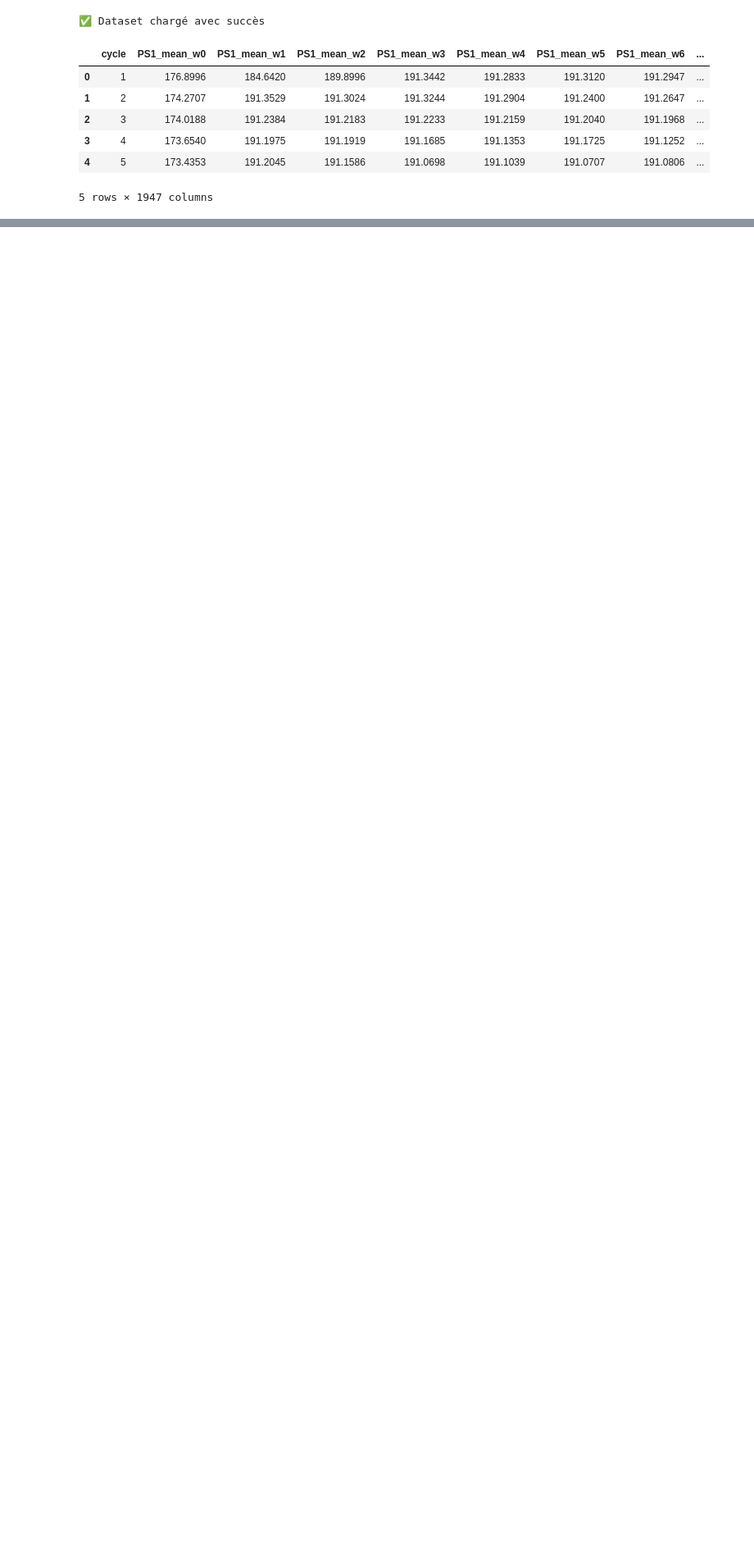
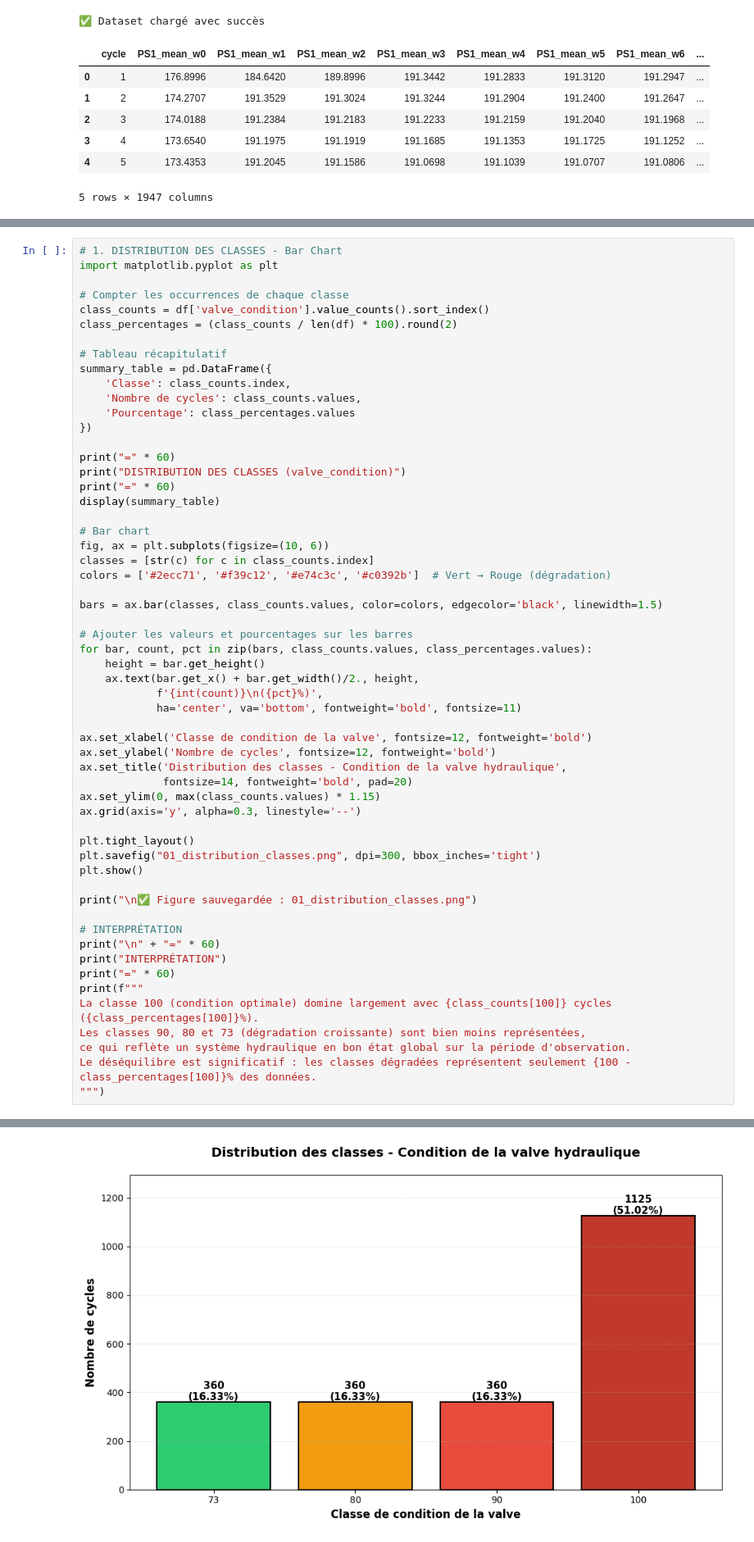
Before and after one commit to fejiostephane/Projet_machine_learning_M1, a Jupyter notebook: modele_ml.ipynb, the cells around one changed output, grey strips where cells are left out. Shown at 82% size. Saved outputs shown, nothing was run; the diff lists cells and outputs as text; blank space fills up the shorter version.

```diff
--- a/modele_ml.ipynb
+++ b/modele_ml.ipynb
@@ -56,0 +46,58 @@ df.head()
+# %%
+# 1. DISTRIBUTION DES CLASSES - Bar Chart
+import matplotlib.pyplot as plt
+
+# Compter les occurrences de chaque classe
+class_counts = df['valve_condition'].value_counts().sort_index()
+class_percentages = (class_counts / len(df) * 100).round(2)
+
+# Tableau récapitulatif
+summary_table = pd.DataFrame({
+    'Classe': class_counts.index,
+    'Nombre de cycles': class_counts.values,
+    'Pourcentage': class_percentages.values
+})
+
+print("=" * 60)
+print("DISTRIBUTION DES CLASSES (valve_condition)")
+print("=" * 60)
+display(summary_table)
+
+# Bar chart
+fig, ax = plt.subplots(figsize=(10, 6))
+classes = [str(c) for c in class_counts.index]
+colors = ['#2ecc71', '#f39c12', '#e74c3c', '#c0392b']  # Vert → Rouge (dégradation)
+
+bars = ax.bar(classes, class_counts.values, color=colors, edgecolor='black', linewidth=1.5)
+
+# Ajouter les valeurs et pourcentages sur les barres
+for bar, count, pct in zip(bars, class_counts.values, class_percentages.values):
+    height = bar.get_height()
+    ax.text(bar.get_x() + bar.get_width()/2., height,
+            f'{int(count)}\n({pct}%)',
+            ha='center', va='bottom', fontweight='bold', fontsize=11)
+
+ax.set_xlabel('Classe de condition de la valve', fontsize=12, fontweight='bold')
+ax.set_ylabel('Nombre de cycles', fontsize=12, fontweight='bold')
+ax.set_title('Distribution des classes - Condition de la valve hydraulique',
+             fontsize=14, fontweight='bold', pad=20)
+ax.set_ylim(0, max(class_counts.values) * 1.15)
+ax.grid(axis='y', alpha=0.3, linestyle='--')
+
+plt.tight_layout()
+plt.savefig("01_distribution_classes.png", dpi=300, bbox_inches='tight')
+plt.show()
+
+print("\n✅ Figure sauvegardée : 01_distribution_classes.png")
+
+# INTERPRÉTATION
+print("\n" + "=" * 60)
+print("INTERPRÉTATION")
+print("=" * 60)
+print(f"""
+La classe 100 (condition optimale) domine largement avec {class_counts[100]} cycles ({class_percentages[100]}%).
+Les classes 90, 80 et 73 (dégradation croissante) sont bien moins représentées,
+ce qui reflète un système hydraulique en bon état global sur la période d'observation.
+Le déséquilibre est significatif : les classes dégradées représentent seulement {100 - class_percentages[100]}% des données.
+""")
+# %% [output]
@@ -56,0 +112 @@ df.head()
+[figure, added]
```
Also changed, not shown: parts of 26 cells of this notebook, 20 other files.
